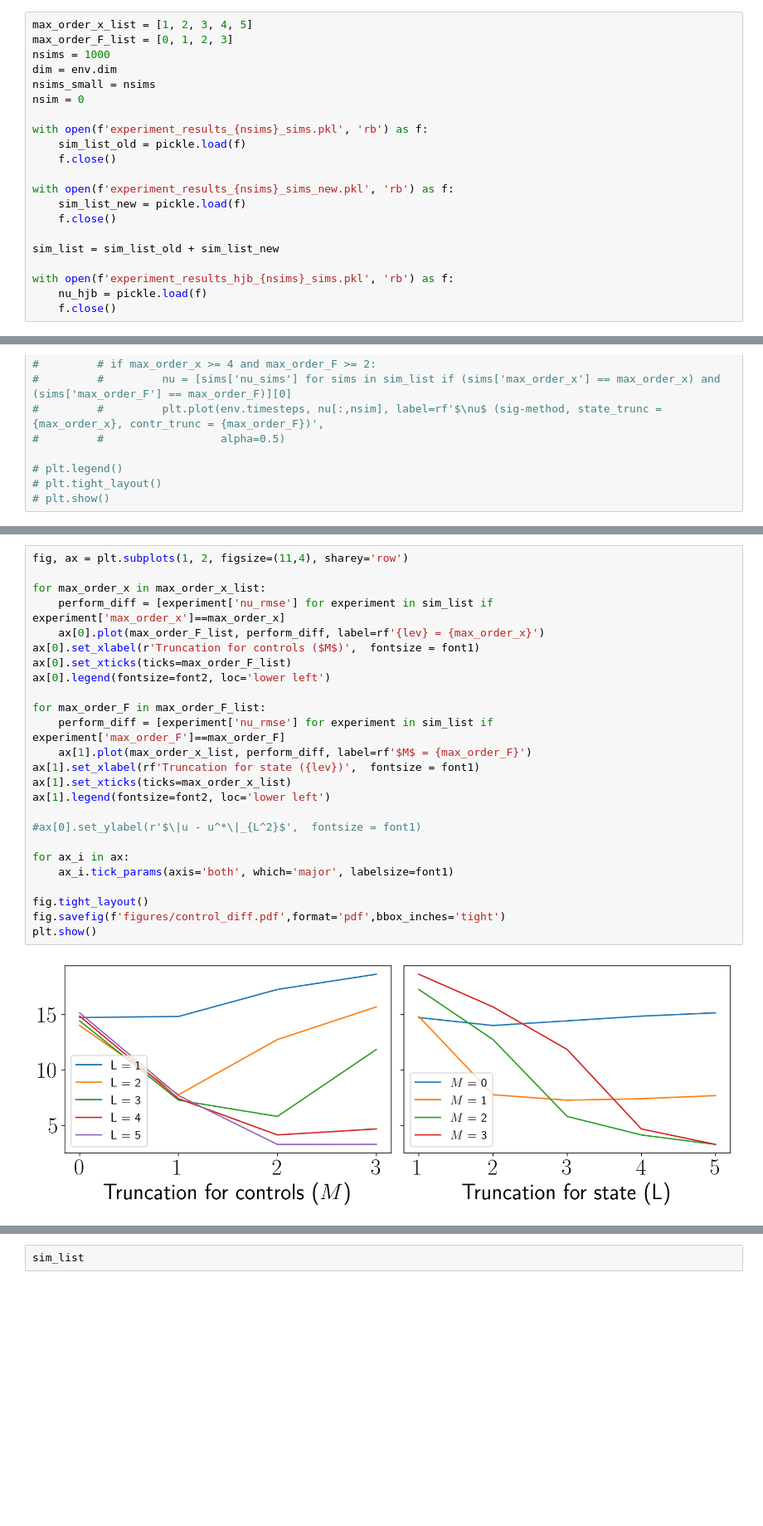
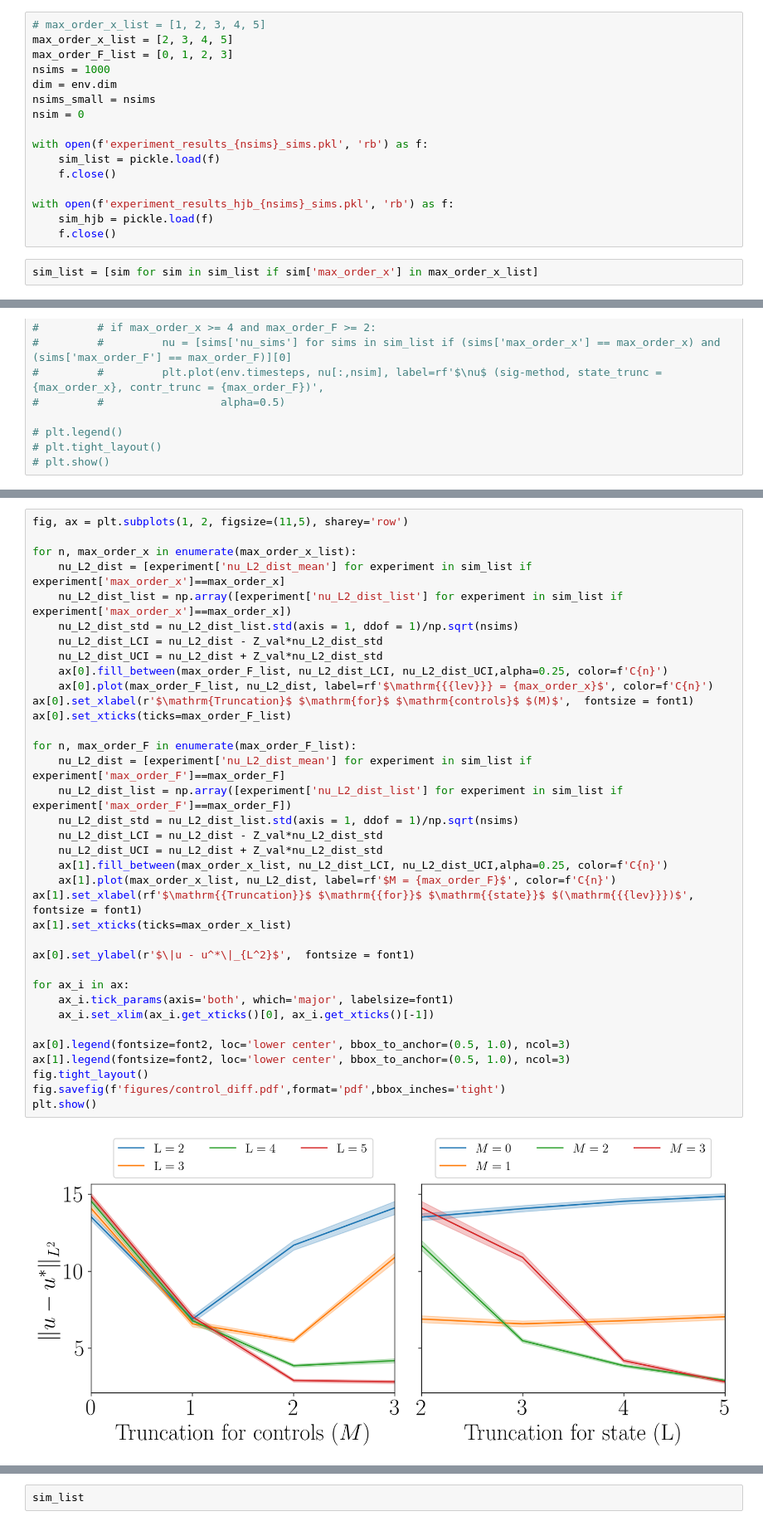
Before and after one commit to muhammadalifaqsha/optimal-control-with-signatures, a Jupyter notebook: notebooks/alif-lqproblem-plots-paper.ipynb, the cells around one changed output, grey strips where cells are left out. Shown at 83% size. Saved outputs shown, nothing was run; the diff lists cells and outputs as text; blank space fills up the shorter version.

```diff
--- a/notebooks/alif-lqproblem-plots-paper.ipynb
+++ b/notebooks/alif-lqproblem-plots-paper.ipynb
@@ -40,7 +40,8 @@ env = lqproblem.environment(**params)
 env_hjb = lqproblem.environment(**params)
 env_hjb_sig = lqproblem.environment(**params)
 # %%
-max_order_x_list = [1, 2, 3, 4, 5]
+# max_order_x_list = [1, 2, 3, 4, 5]
+max_order_x_list = [2, 3, 4, 5]
 max_order_F_list = [0, 1, 2, 3]
 nsims = 1000
 dim = env.dim
@@ -48,18 +49,14 @@ nsims_small = nsims
 nsim = 0
 
 with open(f'experiment_results_{nsims}_sims.pkl', 'rb') as f:
-    sim_list_old = pickle.load(f)
+    sim_list = pickle.load(f)
     f.close()
 
-with open(f'experiment_results_{nsims}_sims_new.pkl', 'rb') as f:
-    sim_list_new = pickle.load(f)
+with open(f'experiment_results_hjb_{nsims}_sims.pkl', 'rb') as f:
+    sim_hjb = pickle.load(f)
     f.close()
-
-sim_list = sim_list_old + sim_list_new
-
-with open(f'experiment_results_hjb_{nsims}_sims.pkl', 'rb') as f:
-    nu_hjb = pickle.load(f)
-    f.close()
+# %%
+sim_list = [sim for sim in sim_list if sim['max_order_x'] in max_order_x_list]
 # %%
 # plt.plot(env.timesteps, nu_hjb[:,nsim], label=r'$\nu$ (HJB)', color='black')
 
@@ -112,30 +130,41 @@ plt.show()
 # %%
-fig, ax = plt.subplots(1, 2, figsize=(11,4), sharey='row')
+fig, ax = plt.subplots(1, 2, figsize=(11,5), sharey='row')
 
-for max_order_x in max_order_x_list:
-    perform_diff = [experiment['nu_rmse'] for experiment in sim_list if experiment['max_order_x']==max_order_x]
-    ax[0].plot(max_order_F_list, perform_diff, label=rf'{lev} = {max_order_x}')
-ax[0].set_xlabel(r'Truncation for controls ($M$)',  fontsize = font1)
+for n, max_order_x in enumerate(max_order_x_list):
+    nu_L2_dist = [experiment['nu_L2_dist_mean'] for experiment in sim_list if experiment['max_order_x']==max_order_x]
+    nu_L2_dist_list = np.array([experiment['nu_L2_dist_list'] for experiment in sim_list if experiment['max_order_x']==max_order_x])
+    nu_L2_dist_std = nu_L2_dist_list.std(axis = 1, ddof = 1)/np.sqrt(nsims)
+    nu_L2_dist_LCI = nu_L2_dist - Z_val*nu_L2_dist_std
+    nu_L2_dist_UCI = nu_L2_dist + Z_val*nu_L2_dist_std
+    ax[0].fill_between(max_order_F_list, nu_L2_dist_LCI, nu_L2_dist_UCI,alpha=0.25, color=f'C{n}')
+    ax[0].plot(max_order_F_list, nu_L2_dist, label=rf'$\mathrm{{{lev}}} = {max_order_x}$', color=f'C{n}')
+ax[0].set_xlabel(r'$\mathrm{Truncation}$ $\mathrm{for}$ $\mathrm{controls}$ $(M)$',  fontsize = font1)
 ax[0].set_xticks(ticks=max_order_F_list)
-ax[0].legend(fontsize=font2, loc='lower left')
 
-for max_order_F in max_order_F_list:
-    perform_diff = [experiment['nu_rmse'] for experiment in sim_list if experiment['max_order_F']==max_order_F]
-    ax[1].plot(max_order_x_list, perform_diff, label=rf'$M$ = {max_order_F}')
-ax[1].set_xlabel(rf'Truncation for state ({lev})',  fontsize = font1)
+for n, max_order_F in enumerate(max_order_F_list):
+    nu_L2_dist = [experiment['nu_L2_dist_mean'] for experiment in sim_list if experiment['max_order_F']==max_order_F]
+    nu_L2_dist_list = np.array([experiment['nu_L2_dist_list'] for experiment in sim_list if experiment['max_order_F']==max_order_F])
+    nu_L2_dist_std = nu_L2_dist_list.std(axis = 1, ddof = 1)/np.sqrt(nsims)
+    nu_L2_dist_LCI = nu_L2_dist - Z_val*nu_L2_dist_std
+    nu_L2_dist_UCI = nu_L2_dist + Z_val*nu_L2_dist_std
+    ax[1].fill_between(max_order_x_list, nu_L2_dist_LCI, nu_L2_dist_UCI,alpha=0.25, color=f'C{n}')
+    ax[1].plot(max_order_x_list, nu_L2_dist, label=rf'$M = {max_order_F}$', color=f'C{n}')
+ax[1].set_xlabel(rf'$\mathrm{{Truncation}}$ $\mathrm{{for}}$ $\mathrm{{state}}$ $(\mathrm{{{lev}}})$',  fontsize = font1)
 ax[1].set_xticks(ticks=max_order_x_list)
-ax[1].legend(fontsize=font2, loc='lower left')
 
-#ax[0].set_ylabel(r'$\|u - u^*\|_{L^2}$',  fontsize = font1)
+ax[0].set_ylabel(r'$\|u - u^*\|_{L^2}$',  fontsize = font1)
 
 for ax_i in ax:
     ax_i.tick_params(axis='both', which='major', labelsize=font1)
+    ax_i.set_xlim(ax_i.get_xticks()[0], ax_i.get_xticks()[-1])
 
+ax[0].legend(fontsize=font2, loc='lower center', bbox_to_anchor=(0.5, 1.0), ncol=3)
+ax[1].legend(fontsize=font2, loc='lower center', bbox_to_anchor=(0.5, 1.0), ncol=3)
 fig.tight_layout()
 fig.savefig(f'figures/control_diff.pdf',format='pdf',bbox_inches='tight')
 plt.show()
 # %% [output]
-[figure, old version]
+[figure, new version]
 # %%
 nsim = 1
 font3 = 20
```
Also changed, not shown: parts of 2 cells of this notebook, 8 other files.
